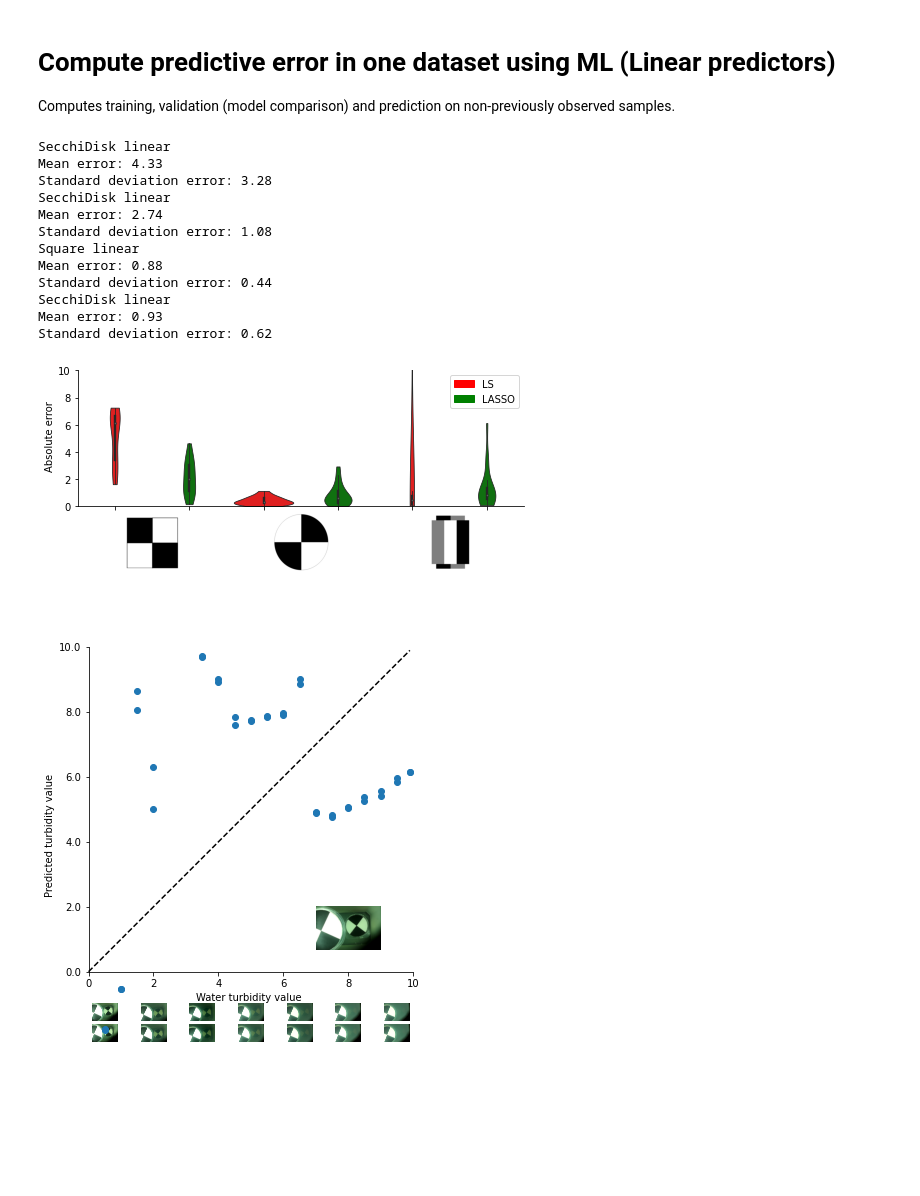
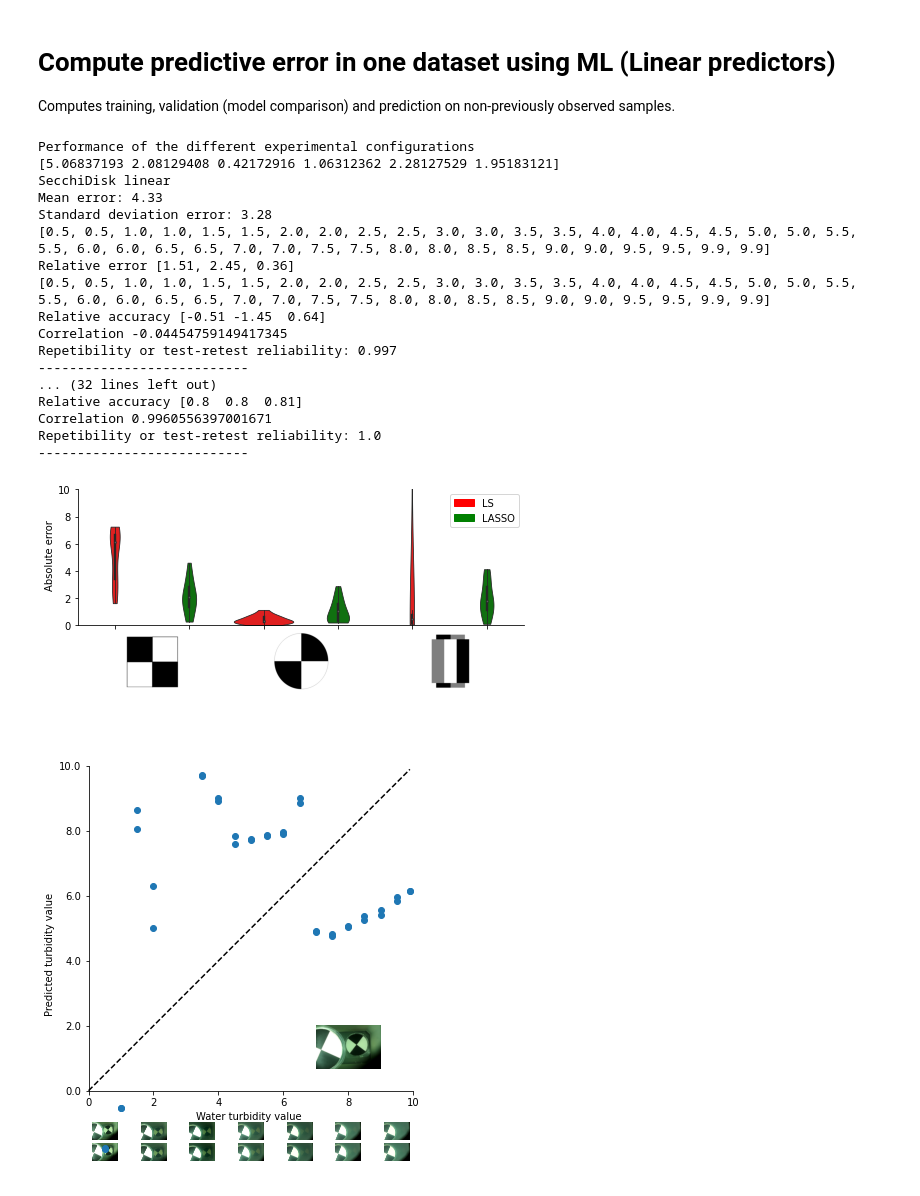
Before and after one commit to fagomez/WaterTurbidity, a Jupyter notebook: WaterTurbidityPredictions.ipynb, the cells around one changed output. Cells and saved outputs as stored; diff of their text form; code cells hidden in the pictures; blank space fills up the shorter version.

```diff
--- a/WaterTurbidityPredictions.ipynb
+++ b/WaterTurbidityPredictions.ipynb
@@ -211,7 +211,7 @@ def computeGeneralizationError(pattern,device):
     modelLinear.fit(trainXData,trainYData)
 
     # Train a LASSO model
-    modelLasso = linear_model.Lasso(alpha=0.1)
+    modelLasso = linear_model.Lasso(alpha=0.4)
     modelLasso.fit(trainXData,trainYData)
 
     # Valide the models
@@ -264,6 +264,13 @@ def getPrediction(pattern,device,winModel):
 
     return testYData,yPrediction,listImgsTest
 
+def computeRepetibility(predVal):
+    predVal = yPrediction
+    # Extract turbidity turbidity values
+    predRep1 = predVal[range(0,len(yPrediction),2)]
+    predRep2 = predVal[range(1,len(yPrediction),2)]
+    matRes = np.corrcoef(predRep1,predRep2)
+    return matRes[0][1]
 
 def plotFigureError(dataError):
     """Plot the figure of validation error """
@@ -304,6 +311,26 @@ def plotFigureError(dataError):
 
     ax.set_yticklabels(labels)
 
+
+def computeErrorPecentage(testYData,yPrediction,thr):
+    errorTotal = []
+    errorSet1 = []
+    errorSet2 = []
+    print(testYData)
+
+    for i in range(len(testYData)):
+        errorValue = abs(testYData[i]-yPrediction[i])/testYData[i]
+        errorTotal.append(errorValue)
+        if(testYData[i]<=thr):
+            errorSet1.append(errorValue)
+        else:
+            errorSet2.append(errorValue)
+
+    return [(np.round(np.mean(errorTotal),2)),(np.round(np.mean(errorSet1),2)),(np.round(np.mean(errorSet2),2))]
+
+
+def computeCorrelation(testYData,yPrediction):
+    return np.corrcoef(testYData,yPrediction)[0][1]
 
 def plotFigurePrediction(xwin,ywin,label,listImgsTest):
     """Plot the figure with predictions """
@@ -357,6 +384,9 @@ def plotFigurePrediction(xwin,ywin,label,listImgsTest):
 vecDevices = ['dev1','dev2','dev3','dev4']
 vecPatterns = ['Square','SecchiDisk','Secchi3000']
 
+
+vecStatisticalParameters = []
+
 for idev in vecDevices:
     vecErrorsValidation = []
 
@@ -365,41 +395,54 @@ for idev in vecDevices:
         vecErrorsValidation.append(errorValiLinear)
         vecErrorsValidation.append(errorValiLasso)
 
     vecErrorsValidationNP = np.array(vecErrorsValidation)
     plotFigureError(vecErrorsValidationNP)
     # Compute the best model
     vMean = np.mean(vecErrorsValidationNP,1)
+    print('Performance of the different experimental configurations')
+    print(vMean)
+    vecStatisticalParameters.append(vMean)
     winModel = np.argmin(vMean)
 
     if (winModel//2)==0:
         modelWinPattern = 'Square'
     elif (winModel//2)==1:
         modelWinPattern = 'SecchiDisk'
     elif (winModel//2)==2:
         modelWinPattern = 'Secchi3000'
 
     if (winModel%2)==0:
         predModel = 'linear'
     else:
         predModel = 'lasso'
 
     testYData,yPrediction,listImgsTest = getPrediction(modelWinPattern,idev,'linear')
     print(modelWinPattern + " " + predModel)
     plotFigurePrediction(testYData,yPrediction,"",listImgsTest)
     print('Mean error:',round(np.mean(abs(testYData-yPrediction)),2))
     print('Standard deviation error:',round(np.std(abs(testYData-yPrediction)),2))
+    print('Relative error',computeErrorPecentage(testYData,yPrediction,5.5))
+    print('Relative accuracy',1.0-np.array(computeErrorPecentage(testYData,yPrediction,5.5)))
+    print('Correlation',computeCorrelation(testYData,yPrediction))
+    print('Repetibility or test-retest reliability:',round(computeRepetibility(yPrediction),3))
+    print('---------------------------')
 # %% [output]
+Performance of the different experimental configurations
+[5.06837193 2.08129408 0.42172916 1.06312362 2.28127529 1.95183121]
 SecchiDisk linear
 Mean error: 4.33
 Standard deviation error: 3.28
-SecchiDisk linear
-Mean error: 2.74
-Standard deviation error: 1.08
-Square linear
-Mean error: 0.88
-Standard deviation error: 0.44
-SecchiDisk linear
-Mean error: 0.93
-Standard deviation error: 0.62
+[0.5, 0.5, 1.0, 1.0, 1.5, 1.5, 2.0, 2.0, 2.5, 2.5, 3.0, 3.0, 3.5, 3.5, 4.0, 4.0, 4.5, 4.5, 5.0, 5.0, 5.5, 5.5, 6.0, 6.0, 6.5, 6.5, 7.0, 7.0, 7.5, 7.5, 8.0, 8.0, 8.5, 8.5, 9.0, 9.0, 9.5, 9.5, 9.9, 9.9]
+Relative error [1.51, 2.45, 0.36]
+[0.5, 0.5, 1.0, 1.0, 1.5, 1.5, 2.0, 2.0, 2.5, 2.5, 3.0, 3.0, 3.5, 3.5, 4.0, 4.0, 4.5, 4.5, 5.0, 5.0, 5.5, 5.5, 6.0, 6.0, 6.5, 6.5, 7.0, 7.0, 7.5, 7.5, 8.0, 8.0, 8.5, 8.5, 9.0, 9.0, 9.5, 9.5, 9.9, 9.9]
+Relative accuracy [-0.51 -1.45  0.64]
+Correlation -0.04454759149417345
+Repetibility or test-retest reliability: 0.997
+---------------------------
+... (32 lines left out)
+Relative accuracy [0.8  0.8  0.81]
+Correlation 0.9960556397001671
+Repetibility or test-retest reliability: 1.0
+---------------------------
-[figure, old version]
+[figure, new version]
 [figure]
```
Also changed, not shown: parts of 1 cell of this notebook.
